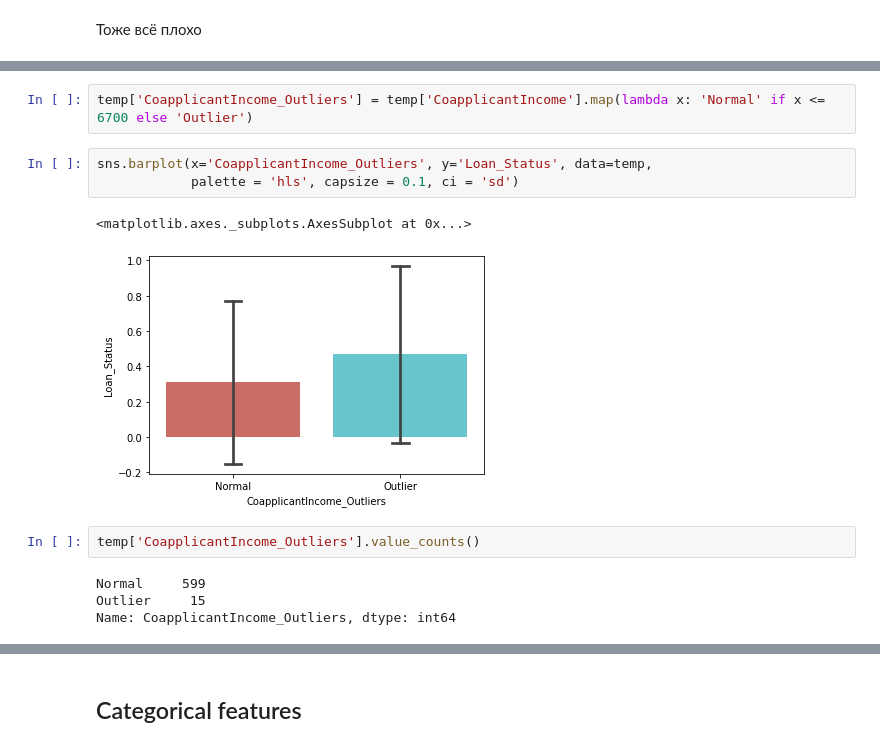
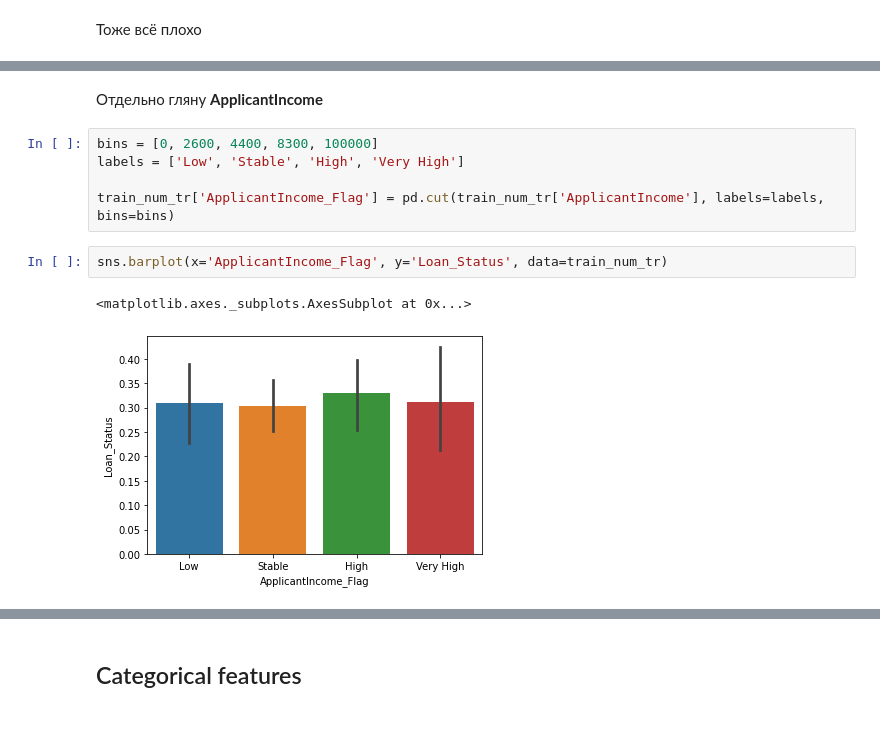
Before and after one commit to vita1pa/Loan-Prediction-Hackathon, a Jupyter notebook: Loan Prediction EDA - AV.ipynb, the cells around one changed output, grey strips where cells are left out. Saved outputs shown, nothing was run; the diff lists cells and outputs as text.

```diff
--- a/Loan Prediction EDA - AV.ipynb
+++ b/Loan Prediction EDA - AV.ipynb
@@ -434,14 +337,12 @@ Name: LoanAmount_Outliers, dtype: int64
-# %%
-temp['CoapplicantIncome_Outliers'] = temp['CoapplicantIncome'].map(lambda x: 'Normal' if x <= 6700 else 'Outlier')
-# %%
-sns.barplot(x='CoapplicantIncome_Outliers', y='Loan_Status', data=temp,
-            palette = 'hls', capsize = 0.1, ci = 'sd')
-# %% [output]
-<matplotlib.axes._subplots.AxesSubplot at 0x...>
-[figure, removed]
-# %%
-temp['CoapplicantIncome_Outliers'].value_counts()
-# %% [output]
-Normal     599
-Outlier     15
-Name: CoapplicantIncome_Outliers, dtype: int64
+# %% [markdown]
+Отдельно гляну **ApplicantIncome**
+# %%
+bins = [0, 2600, 4400, 8300, 100000]
+labels = ['Low', 'Stable', 'High', 'Very High']
+
+train_num_tr['ApplicantIncome_Flag'] = pd.cut(train_num_tr['ApplicantIncome'], labels=labels, bins=bins)
+# %%
+sns.barplot(x='ApplicantIncome_Flag', y='Loan_Status', data=train_num_tr)
+# %% [output]
+<matplotlib.axes._subplots.AxesSubplot at 0x...>
+[figure, added]
```
Also changed, not shown: parts of 94 cells of this notebook.
